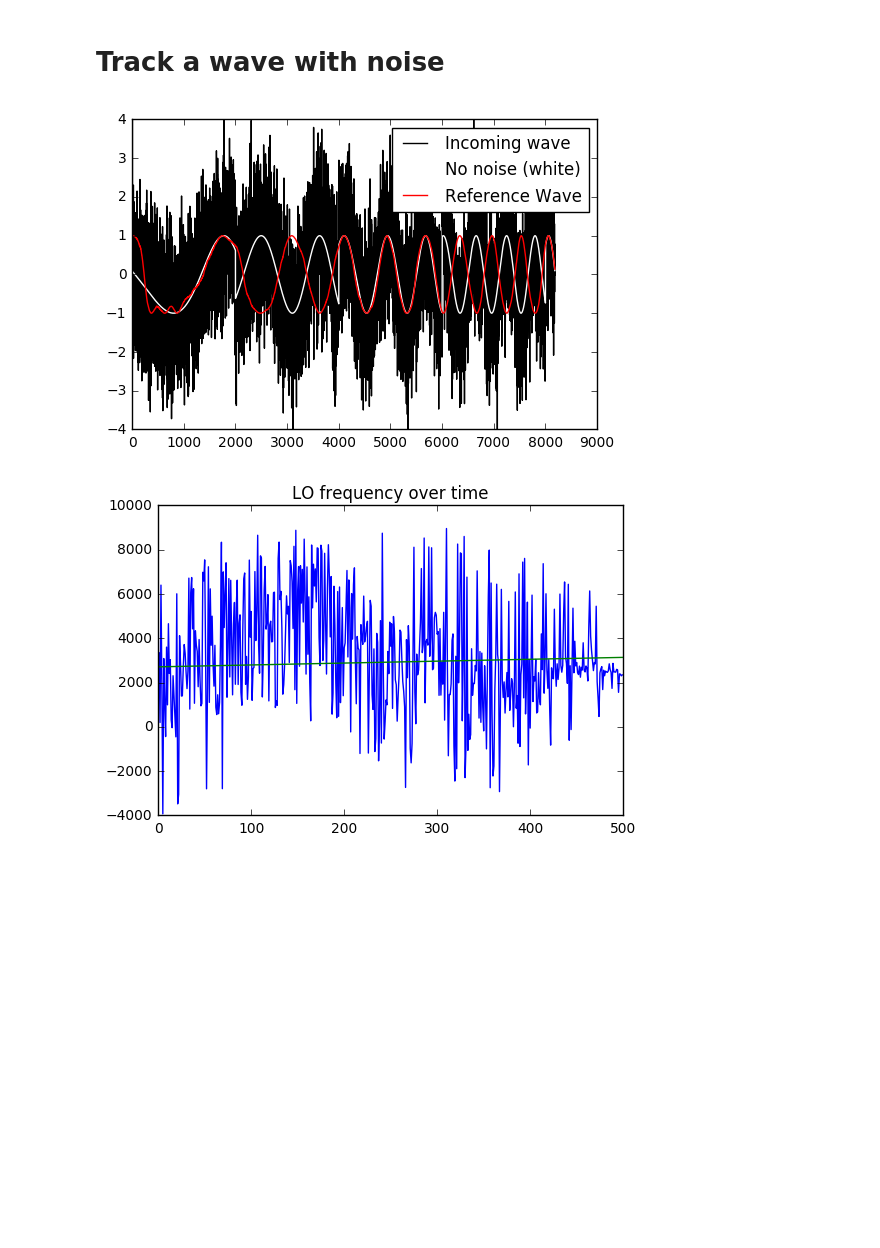
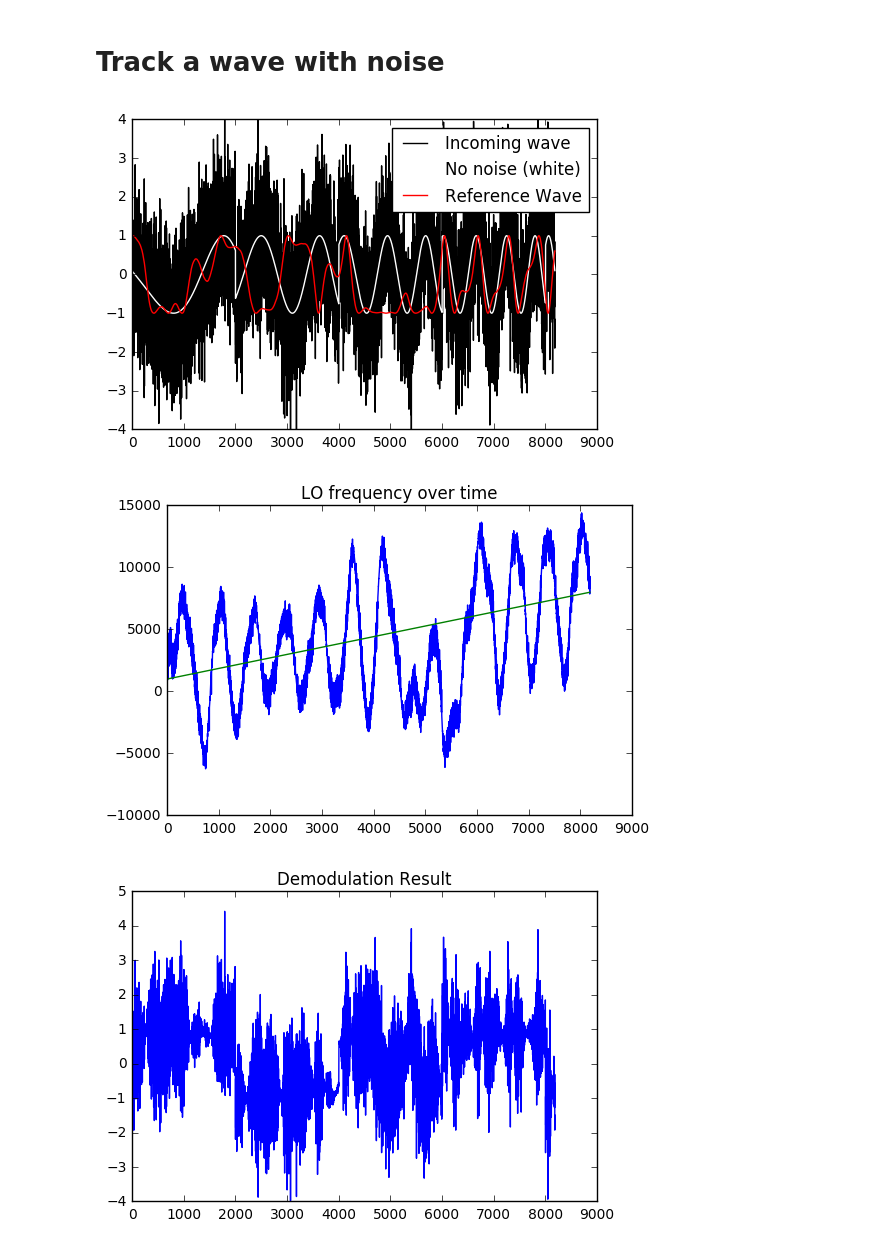
Before and after one commit to psas/gps, a Jupyter notebook: notebooks/Complex_Wave.ipynb, the cells around one changed output. Saved outputs shown, nothing was run; the diff lists cells and outputs as text; code cells hidden in the pictures; blank space fills up the shorter version.

```diff
--- a/notebooks/Complex_Wave.ipynb
+++ b/notebooks/Complex_Wave.ipynb
@@ -139,9 +139,10 @@ The natural frequency is calculated from (7.18) in Borre. The filter parameters
 
 using 7000 for $\frac{\tau_1}{\tau_2}$ and 20 for $\frac{t_s}{\tau_2}$ gives a favorable result, but these values were just guessed.
 # %%
-zeta = 89
-bandwidth = 10
-k = 1110
+zeta = .7
+bandwidth = 160
+k = .25
+inter = 1
 
 wn = bandwidth * 8 * zeta /\
     (4 * zeta ** 2 + 1)
@@ -212,7 +213,7 @@ for n, samp in enumerate(incWav):
 
 
     #Adjust frequency
-    adjustment = oldRef + (d - oldErr) * t1 + d * t2#(7000) + d * 20
+    adjustment = oldRef + (d - oldErr) * (t2/t1) + d * (inter/t2)#(7000) + d * 20
     refFreq = baseF +  adjustment
     oldRef = adjustment
 
@@ -304,7 +310,7 @@ for n, samp in enumerate(changingWav):
 
 
     #Adjust frequency
-    adjustment = oldRef + (d - oldErr) * t1 + d * t2#(7000) + d * 20
+    adjustment = oldRef + (d - oldErr) * (t2/t1) + d * (inter/t2)#(7000) + d * 20
     refFreq = baseF +  adjustment
     oldRef = adjustment
 
@@ -374,7 +385,7 @@ for n, samp in enumerate(incWav):
 
 
     #Adjust frequency
-    adjustment = oldRef + (d - oldErr)  * t1 + d * t2#(7000) + d * 20
+    adjustment = oldRef + (d - oldErr) * (t2/t1) + d * (inter/t2)#(7000) + d * 20
     refFreq = baseF +  adjustment
     oldRef = adjustment
 
@@ -388,18 +399,23 @@ for n, samp in enumerate(incWav):
 # %%
 #plt.plot(discriminator)
 #plt.show()
 plt.plot(np.real(incWav), color = 'k', label = 'Incoming wave')
 plt.plot(np.real(nonoise), color = 'white', label = 'No noise (white)')
 plt.plot(np.real(refWave), color = 'r', label = 'Reference Wave')
 
 plt.ylim([-4, 4])
 plt.legend()
 plt.show()
 
-plt.plot(r[2000:2500])
-plt.plot(fList[2000:2500])
+plt.plot(r)
+plt.plot(fList)
 plt.title('LO frequency over time')
 plt.show()
+
+plt.plot(incWav * np.conj(refWave))
+plt.title("Demodulation Result")
+plt.show()
 # %% [output]
-[figure, old version]
+[figure, new version]
-[figure, old version]
+[figure, new version]
+[figure, added]
```
Also changed, not shown: parts of 5 cells of this notebook.
